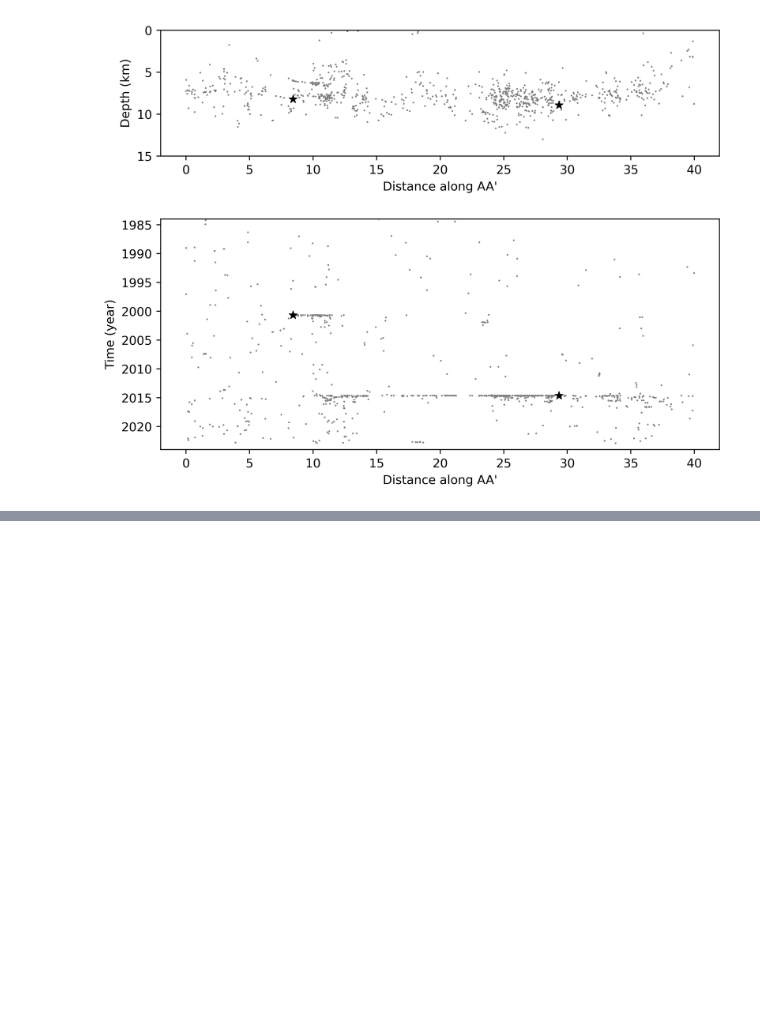
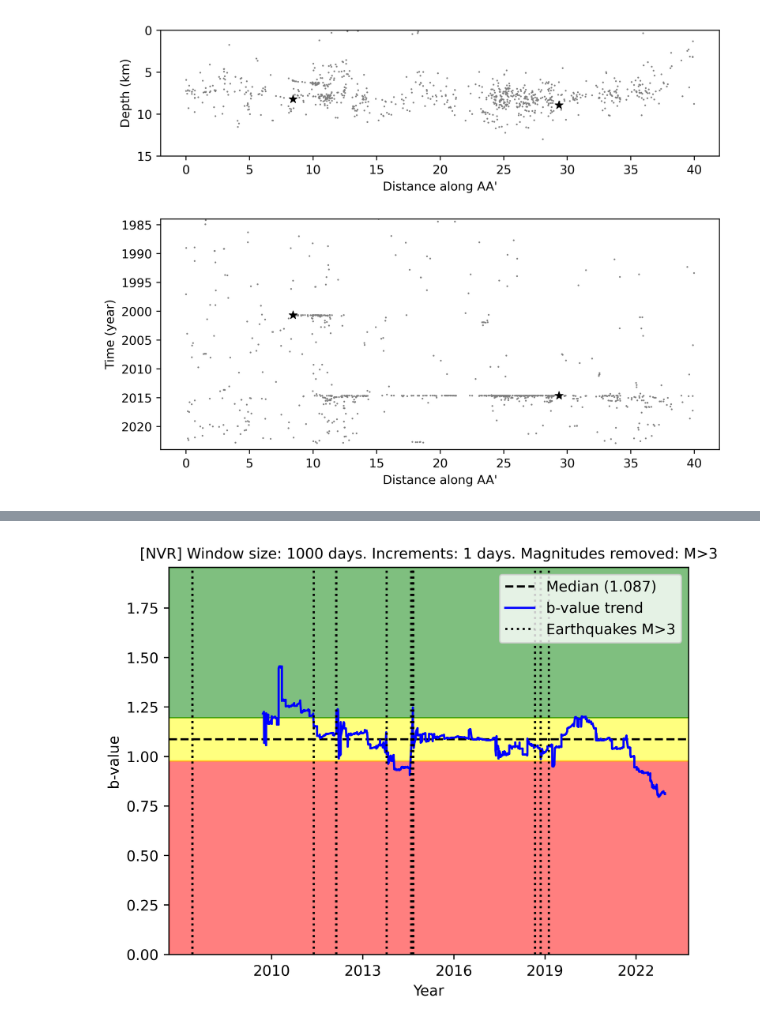
Before and after one commit to yair-franco/traffic_light_project, a Jupyter notebook: TLP_Yair_Local_New.ipynb, the cells around one changed output, grey strips where cells are left out. Cells and saved outputs as stored; diff of their text form; code cells hidden in the pictures; blank space fills up the shorter version.

```diff
--- a/TLP_Yair_Local_New.ipynb
+++ b/TLP_Yair_Local_New.ipynb
@@ -389,0 +486,87 @@ x range: 1990.8517889642126 to 2023.0654875943496; array lengths: (5880, 5880)
+# %%
+slideAtt = []
+bDates = []
+
+timeStart = 2007#np.min(time_year)
+timeEnd = np.max(time_year) #or custom decimal year dates
+print(timeEnd)
+timeTotal = timeEnd - timeStart
+
+areaParams = (dist_along_proj<70)&(dist_along_proj>0)&(dist_norm_proj<5)&(dist_norm_proj>-5)
+timeParams = (time_year>timeStart)&(time_year<timeEnd)
+
+bigMag = 3
+
+#data = np.where(areaParams&timeParams)
+data = np.where(timeParams&areaParams&(mag<=bigMag))
+print(data)
+index = data[0]
+print(index)
+
+## make a map shwing the location of all the selected events
+
+windowSize = 1000 #in days
+wsYears = windowSize / 365
+inc = 1 #time increment per loop in days
+incYears = inc / 365
+steps = int(timeTotal/incYears)
+
+print(steps)
+
+for i in range(steps):
+    ## make sure that the index list is unchanged
+    w = 0
+    wStart = timeStart + incYears * i
+    wEnd = wStart + wsYears
+    wParams = (time_year[index]>wStart)&(time_year[index]<wEnd)
+    wIndices = np.where(wParams)[0]
+
+    if len(wIndices) > 0:
+        w = index[wIndices] # filter 'w' by 'wParams'
+        bDates.append(time_year[w[-1]])  # append last event date in 'w'. Provided by ChatGPT
+#     indexlist = []
+#     for i, evid in enumerate(index):
+#         if time_year[evid] > wStart:
+#             if time_year[evid] < wEnd:
+#                 indexlist.append(evid)
+    # print(wStart,wEnd,w,indexlist)
+    # print(wStart,wEnd,w,time_year[w])
+
+
+
+    # bDates.append(wEnd)
+    # bDates.append(time_year[w[len(w)-1]])
+    # bDates.append(time_year[indexlist[len(indexlist)-1]])
+
+    bW = calc_Mc_b(mag[w])[2]
+    #bW = calc_Mc_b(mag[indexlist])[2]
+    addbVal_slide(slideAtt,bW,bDates)
+    #print(wStart,wEnd,len(w),bW,time_year[w[0]],time_year[w[len(w)-1]])
+    #print(wStart,wEnd,len(indexlist),bW,time_year[indexlist[0]],time_year[indexlist[len(indexlist)-1]])
+
+    #if i%250 == 0:
+        #print(i,wEnd)
+
+    if wEnd >= timeEnd:
+        print(f"end of loop, steps: {i} out of {steps} needed; date of last eq: {wEnd}; last b: {bW}")
+        xMin = np.min(bDates)
+        xMax = np.max(bDates)
+        print(f"x range: {xMin} to {xMax}; array lengths: {len(slideAtt),len(bDates)}")
+        addbVal_slide(slideAtt,bW,bDates,xMin,xMax,1)
+        break
+
+bigEqs = np.where(areaParams&timeParams&(mag>bigMag))
+bigDates = time_year[bigEqs]
+
+for x in bigDates:
+    if x == min(bigDates):
+        plt.axvline(x, color='black', linestyle=':',label=f'Earthquakes M>{bigMag}')
+    plt.axvline(x, color='black', linestyle=':')
+
+#plt.axvline(x = 2018.004, color='red', linestyle='--', label='2018 Berkeley earthquake (M4.4)')
+#plt.axvline(x = 2011.8014, color='purple', linestyle='--', label='2011 Berkeley earthquake swarm')
+#plt.axvline(x = 2007.5493, color='yellow', linestyle='--', label='2007 Oakland Hills earthquake (M4.2)')
+#plt.axvline(x = 1989.7932, color='gray', linestyle='--', label='1989 Loma Prieta earthquake (M7.0)')
+plt.title(f"[NVR] Window size: {windowSize} days. Increments: {inc} days. Magnitudes removed: M>{bigMag}",fontsize=10)
+plt.legend()
+# %% [output]
@@ -389,0 +581 @@ x range: 1990.8517889642126 to 2023.0654875943496; array lengths: (5880, 5880)
+[figure, added]
```
Also changed, not shown: parts of 4 cells of this notebook, 2 other files.
